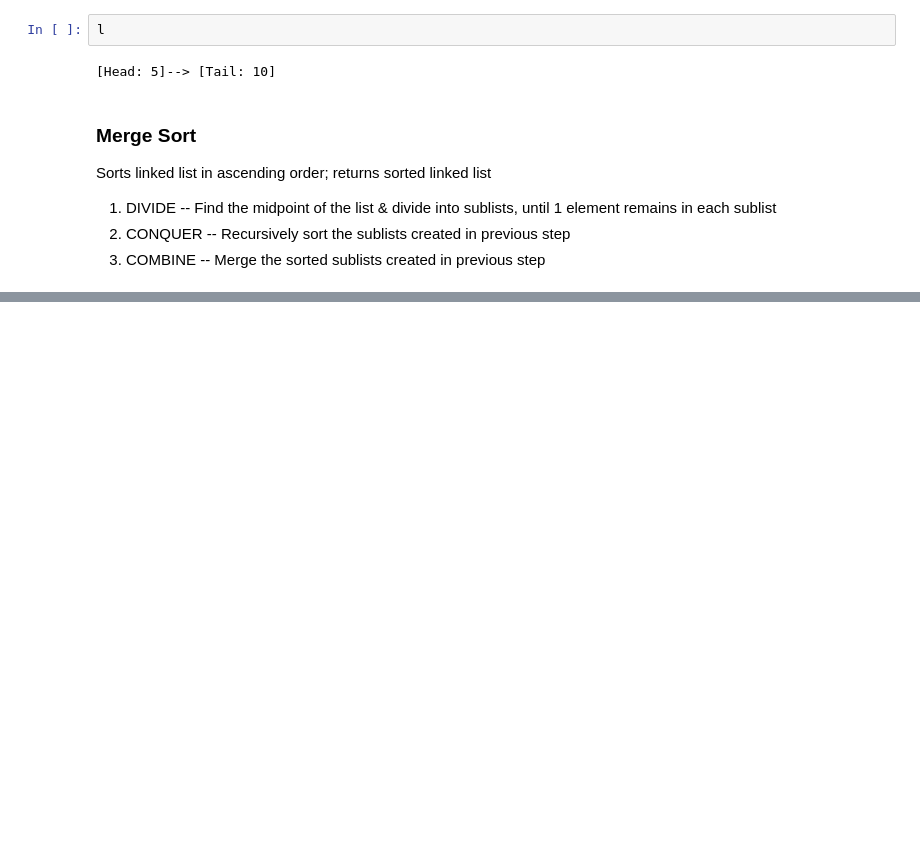
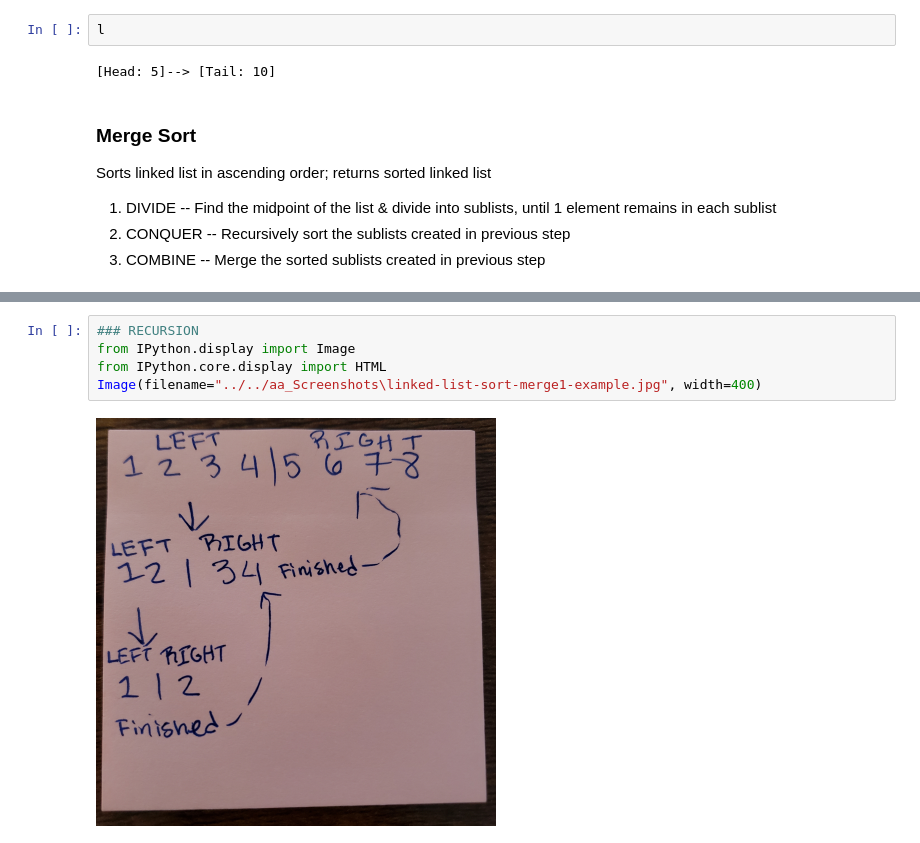
Before and after one commit to priscilla-arinze/Data-Structures-Algorithms-Review, a Jupyter notebook: EXERCISES/Exercise - Sorting a Linked List (Merge Sort)/Exercise - Sorting a Linked List (Merge Sort).ipynb, the cells around one changed output, grey strips where cells are left out. Drawn from its saved outputs; the diff is of its cells as text; blank space fills up the shorter version.

Commit message:
more on recursion

```diff
--- a/EXERCISES/Exercise - Sorting a Linked List (Merge Sort)/Exercise - Sorting a Linked List (Merge Sort).ipynb
+++ b/EXERCISES/Exercise - Sorting a Linked List (Merge Sort)/Exercise - Sorting a Linked List (Merge Sort).ipynb
@@ -140,0 +162,7 @@ def verify_sorted(list):
+# %%
+### RECURSION
+from IPython.display import Image
+from IPython.core.display import HTML
+Image(filename="../../aa_Screenshots\linked-list-sort-merge1-example.jpg", width=400)
+# %% [output]
+[figure, added]
```
Also changed, not shown: parts of 14 cells of this notebook, 18 other files.
